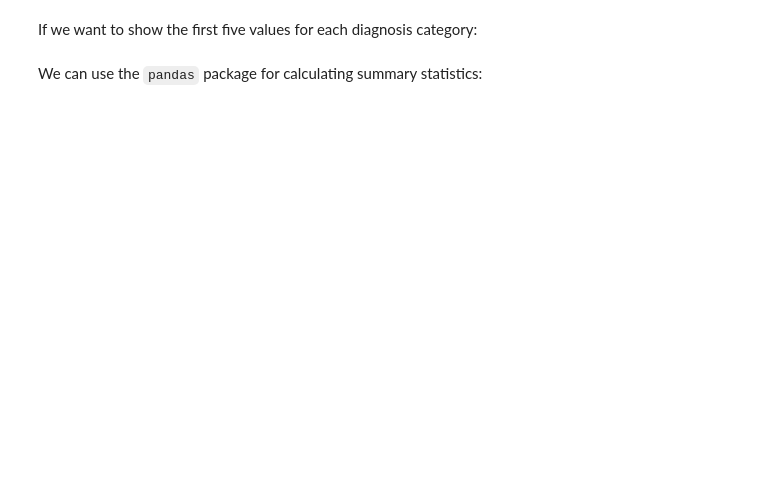
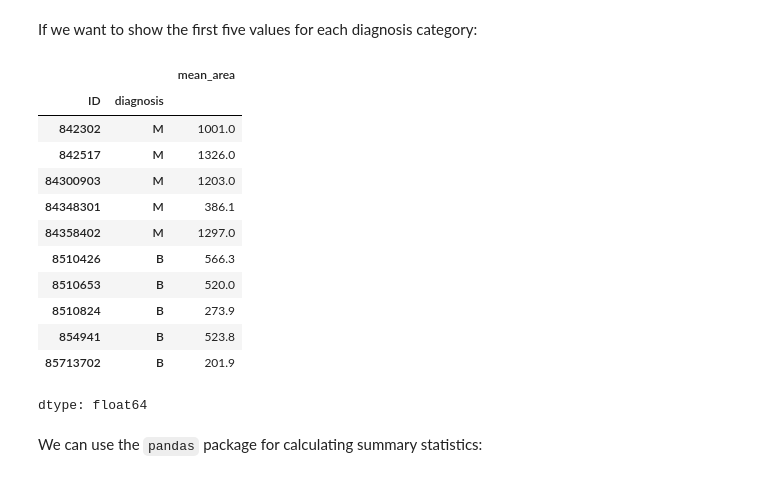
Before and after one commit to BIOL359A-FoundationsOfQBio-Spr25/week2_statisticaltests, a Jupyter notebook: statistical_tests.ipynb, the cells around one changed output. Cells and saved outputs as stored; diff of their text form; code cells hidden in the pictures; blank space fills up the shorter version.

```diff
--- a/statistical_tests.ipynb
+++ b/statistical_tests.ipynb
@@ -218,7 +249,21 @@ cancer_dataset["mean_area"].head(5)
 # %% [markdown]
 If we want to show the first five values for each diagnosis category:
 # %%
-cancer_dataset["mean_area"].groupby("diagnosis").head(5)
+cancer_dataset["mean_area"].groupby("diagnosis").head()
+# %% [output]
+|  |  | mean_area |
+| ID | diagnosis |  |
+| 842302 | M | 1001.0 |
+| 842517 | M | 1326.0 |
+| 84300903 | M | 1203.0 |
+| 84348301 | M | 386.1 |
+| 84358402 | M | 1297.0 |
+| 8510426 | B | 566.3 |
+| 8510653 | B | 520.0 |
+| 8510824 | B | 273.9 |
+| 854941 | B | 523.8 |
+| 85713702 | B | 201.9 |
+dtype: float64
 # %% [markdown]
 We can use the `pandas` package for calculating summary statistics:
 # %%
```
Also changed, not shown: parts of 22 cells of this notebook, 1 other file.
